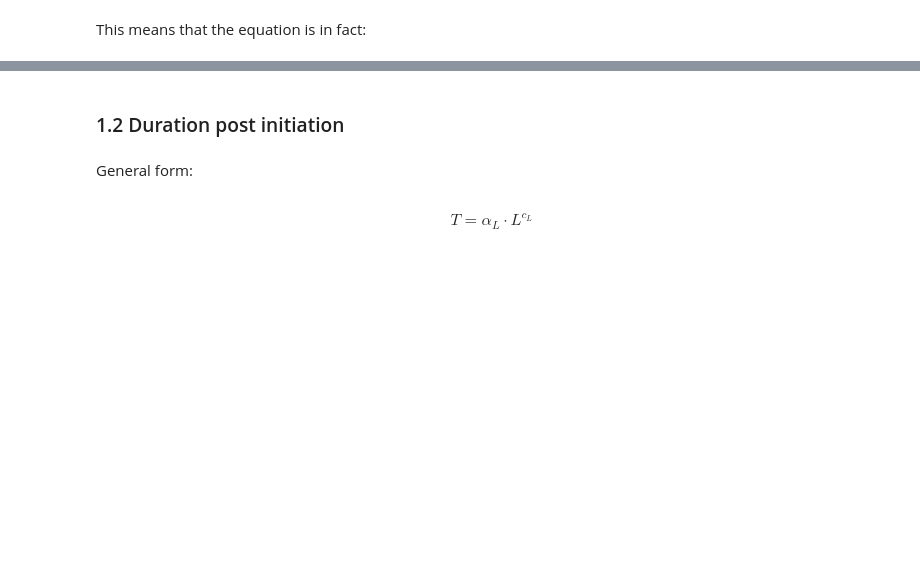
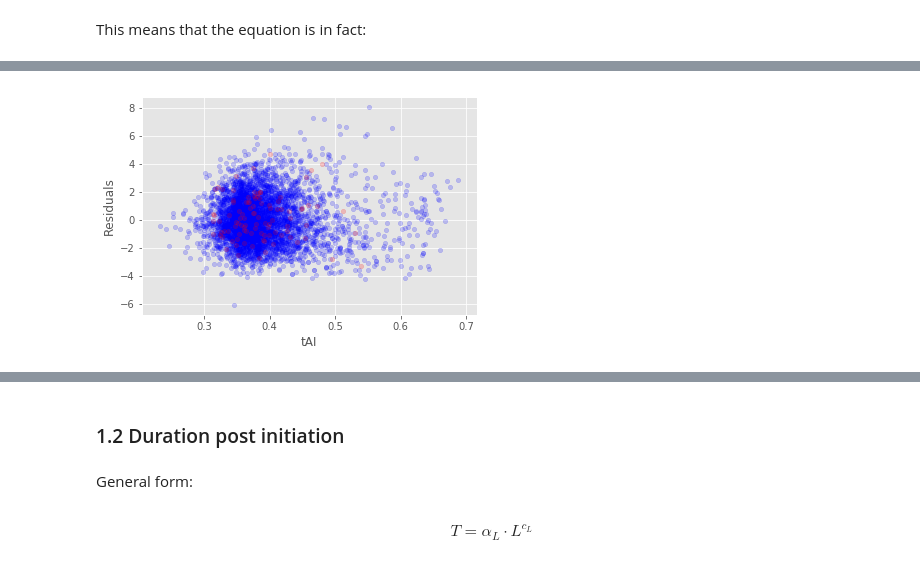
Before and after one commit to gittenberg/TRSL, a Jupyter notebook: workbooks/analyses/10 Modelling protein synthesis rates.ipynb, the cells around one changed output, grey strips where cells are left out. Cells and saved outputs as stored; diff of their text form; code cells hidden in the pictures; blank space fills up the shorter version.

```diff
--- a/workbooks/analyses/10 Modelling protein synthesis rates.ipynb
+++ b/workbooks/analyses/10 Modelling protein synthesis rates.ipynb
@@ -199,0 +212,13 @@ $$v = 62.02 \cdot \mathrm{tAI} - 2.47$$
+# %%
+residuals = regr.predict(regression_x_train) - regression_y_train
+# %%
+plt.scatter(regression_x_train, residuals,
+            c='b', s=20, alpha=0.2)
+plt.scatter(regression_x_test, regr.predict(regression_x_test) - regression_y_test,
+            c='r', s=20, alpha=0.2)
+plt.xlabel("tAI")
+plt.ylabel("Residuals")
+
+plt.show()
+# %% [output]
+[figure, added]
```
Also changed, not shown: parts of 46 cells of this notebook.
